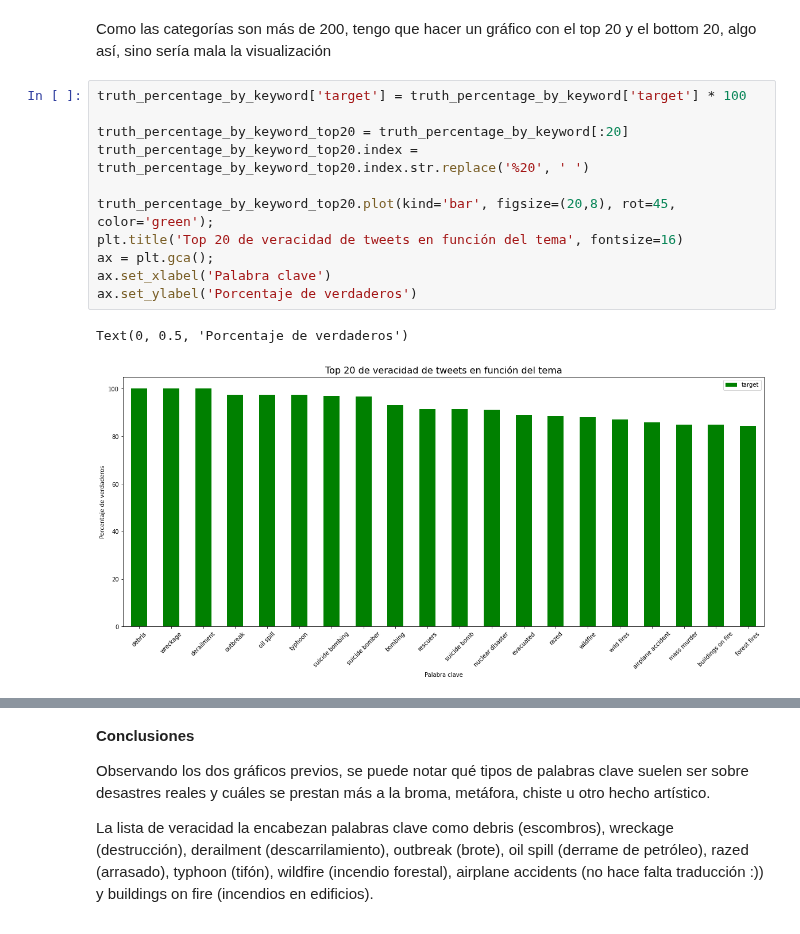
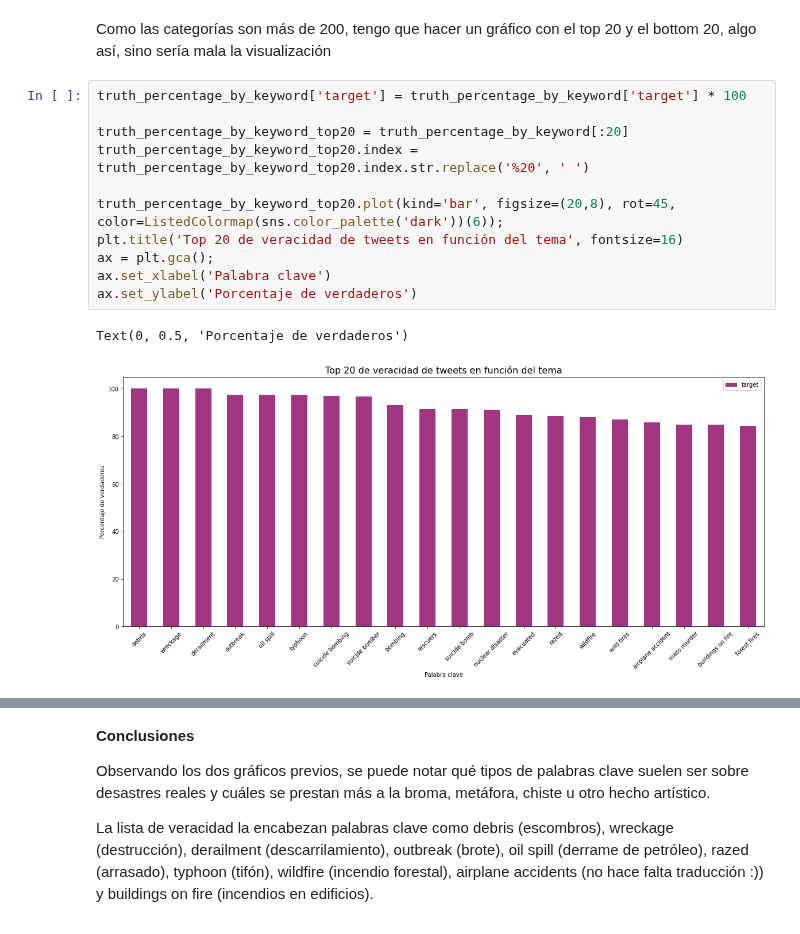
Before and after one commit to JulioCastillo1/TP1-Datos, a Jupyter notebook: Veracidad de los tweets.ipynb, the cells around one changed output, grey strips where cells are left out. Saved outputs shown, nothing was run; the diff lists cells and outputs as text.

Commit message:
Apagados los colores de los plot

```diff
--- a/Veracidad de los tweets.ipynb
+++ b/Veracidad de los tweets.ipynb
@@ -73,17 +74,17 @@ Como las categorías son más de 200, tengo que hacer un gráfico con el top 20
 # %%
 truth_percentage_by_keyword['target'] = truth_percentage_by_keyword['target'] * 100
 
 truth_percentage_by_keyword_top20 = truth_percentage_by_keyword[:20]
 truth_percentage_by_keyword_top20.index = truth_percentage_by_keyword_top20.index.str.replace('%20', ' ')
 
-truth_percentage_by_keyword_top20.plot(kind='bar', figsize=(20,8), rot=45, color='green');
+truth_percentage_by_keyword_top20.plot(kind='bar', figsize=(20,8), rot=45, color=ListedColormap(sns.color_palette('dark'))(6));
 plt.title('Top 20 de veracidad de tweets en función del tema', fontsize=16)
 ax = plt.gca();
 ax.set_xlabel('Palabra clave')
 ax.set_ylabel('Porcentaje de verdaderos')
 # %% [output]
 Text(0, 0.5, 'Porcentaje de verdaderos')
-[figure, old version]
+[figure, new version]
 # %%
 truth_percentage_by_keyword_bottom20 = truth_percentage_by_keyword[-20:] #ídem a .tail(20)
 truth_percentage_by_keyword_bottom20.index = truth_percentage_by_keyword_bottom20.index.str.replace('%20', ' ')
```
Also changed, not shown: parts of 9 cells of this notebook.
